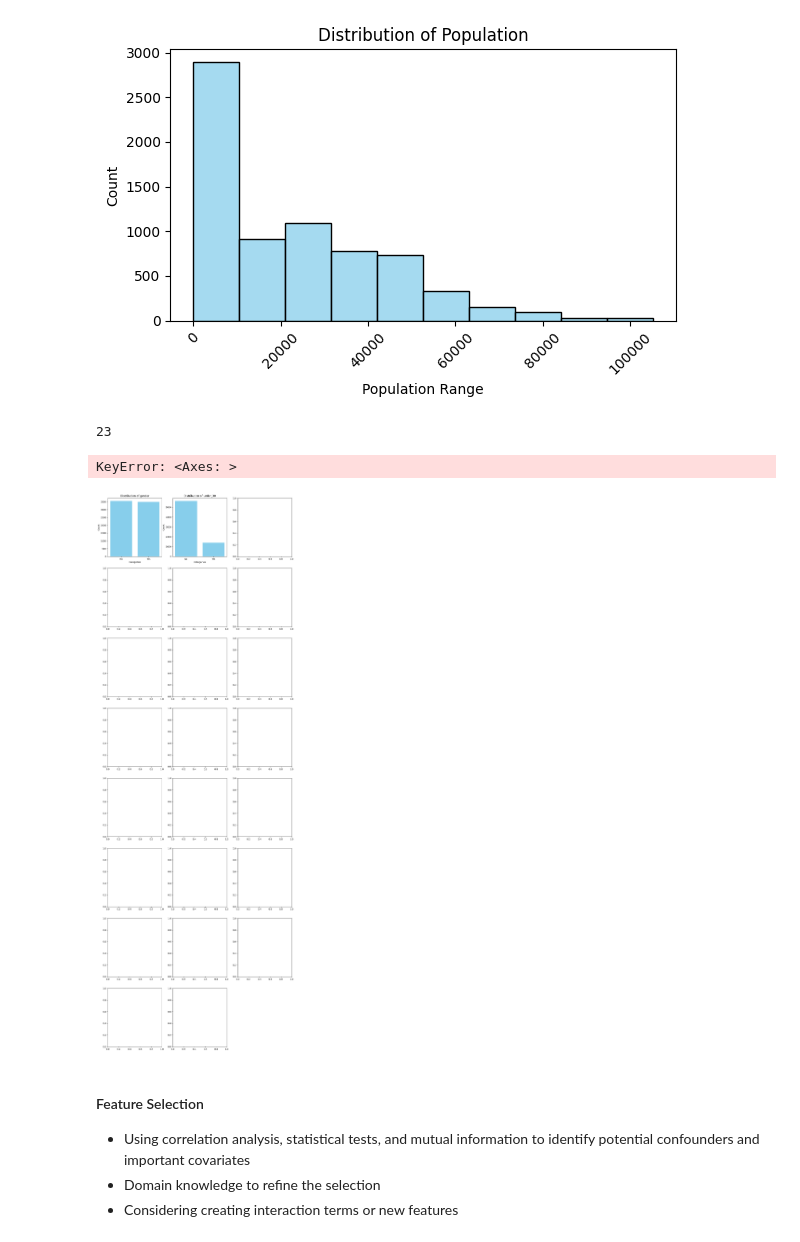
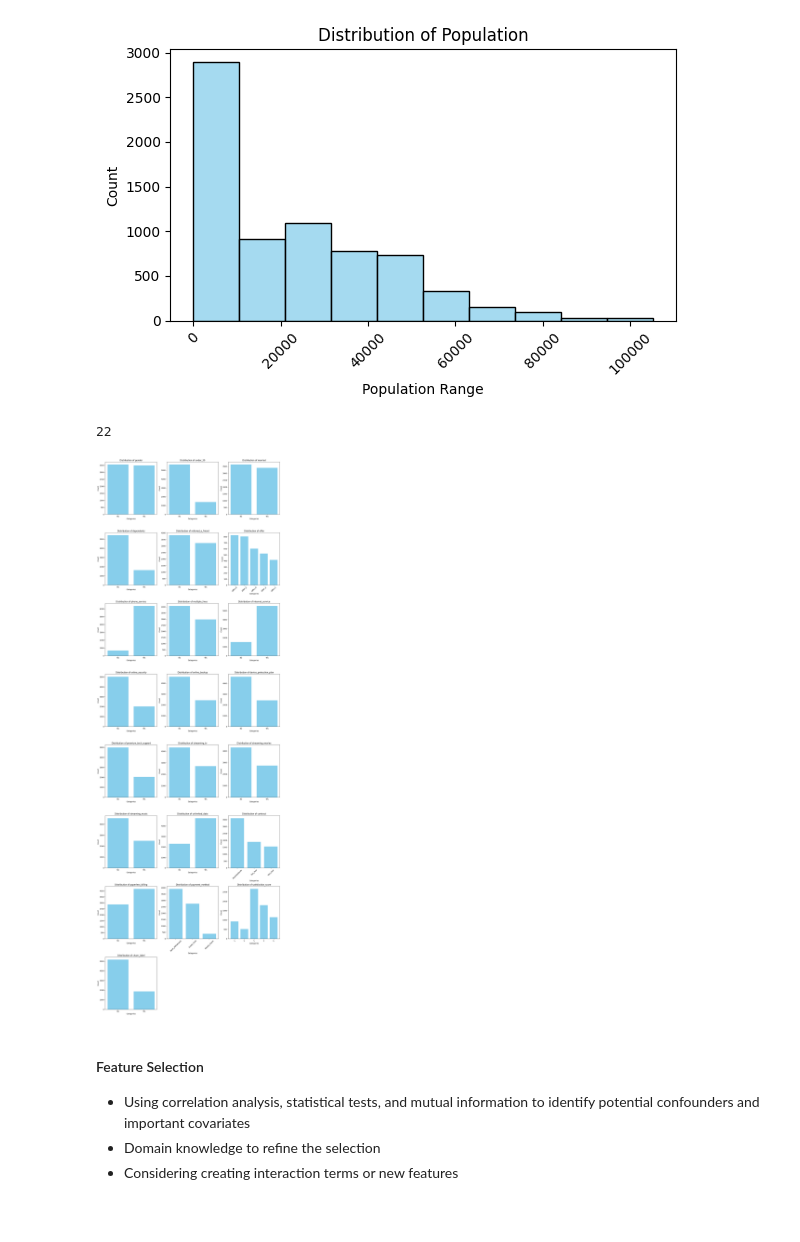
Before and after one commit to MahendraC17/Causal-AI---Customer-Churn, a Jupyter notebook: causal_analysis_using_psm.ipynb, the cells around one changed output. Drawn from its saved outputs; the diff is of its cells as text; code cells hidden in the pictures; blank space fills up the shorter version.

```diff
--- a/causal_analysis_using_psm.ipynb
+++ b/causal_analysis_using_psm.ipynb
@@ -97,38 +97,42 @@ plt.show()
 # %% [output]
 [figure]
 # %%
-categorical_variables = ['gender', 'under_30', 'under_30', 'married', 'dependents', 'referred_a_friend', 'offer', 'phone_service',
+categorical_variables = ['gender', 'under_30', 'married', 'dependents', 'referred_a_friend', 'offer', 'phone_service',
                          'multiple_lines', 'internet_service', 'online_security', 'online_backup', 'device_protection_plan',
                          'premium_tech_support', 'streaming_tv', 'streaming_movies', 'streaming_music',	'unlimited_data', 'contract',
                          'paperless_billing', 'payment_method', 'satisfaction_score', 'churn_label']
 len(categorical_variables)
 # %% [output]
-23
+22
 # %%
 fig, axes = plt.subplots(8, 3, figsize=(15, 45))
 axes = axes.flatten()
 
 for i, feature in enumerate(categorical_variables):
     category_counts = df[feature].value_counts()
 
     axes[i].bar(category_counts.index, category_counts.values, color='skyblue')
     axes[i].set_xlabel('Categories')
     axes[i].set_ylabel('Count')
     axes[i].set_title(f'Distribution of {feature}')
     if df[feature].nunique() == 2:
         axes[i].set_xticks([0, 1])
         axes[i].set_xticklabels(['No', 'Yes'])
     else:
         axes[i].tick_params(axis='x', rotation=45)
 
     if len(categorical_variables) % 2 != 0:
         fig.delaxes(axes[-1])
 
+total_plots = len(categorical_variables)
+for j in range(len(axes)):
+    if j >= total_plots:
+        fig.delaxes(axes[j])
+
 plt.tight_layout()
 plt.show()
 # %% [output]
-KeyError: <Axes: >
-[figure, old version]
+[figure, new version]
 # %%
 # TO check correlation
 num_variables = []
```
